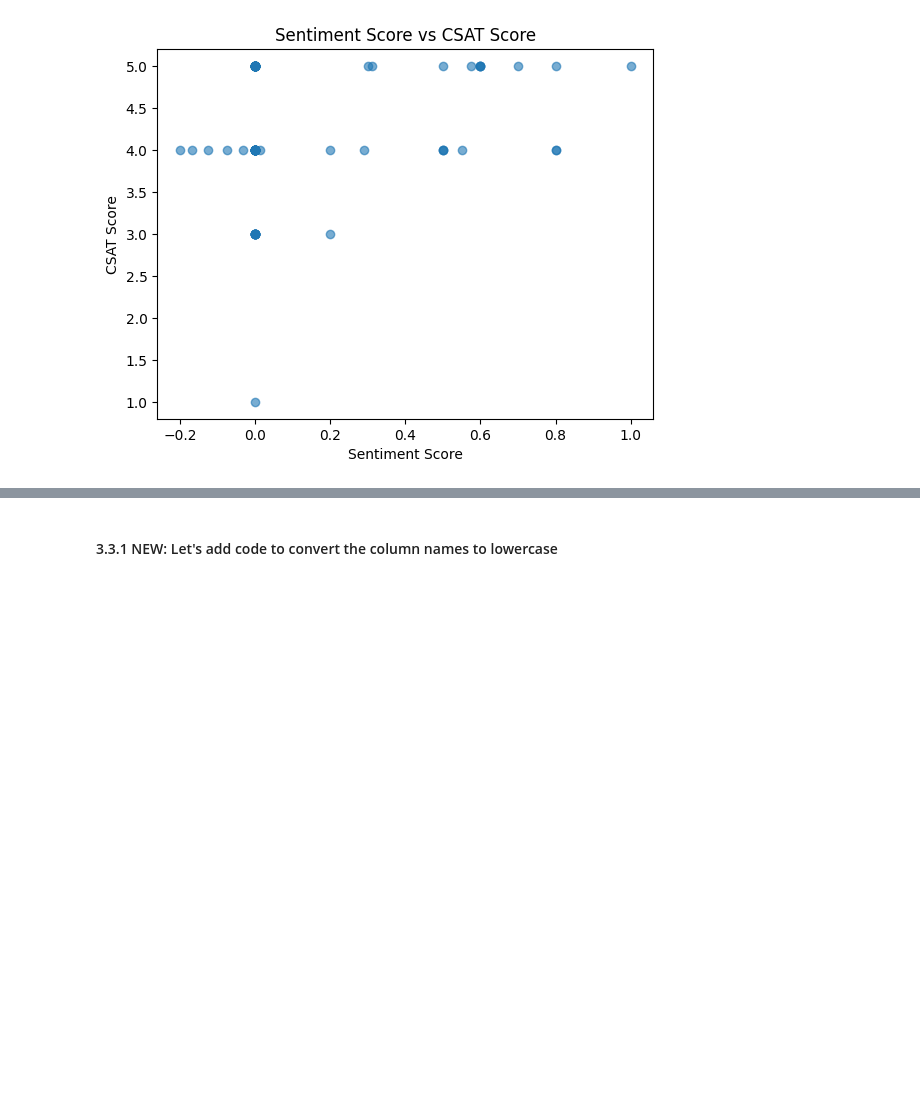
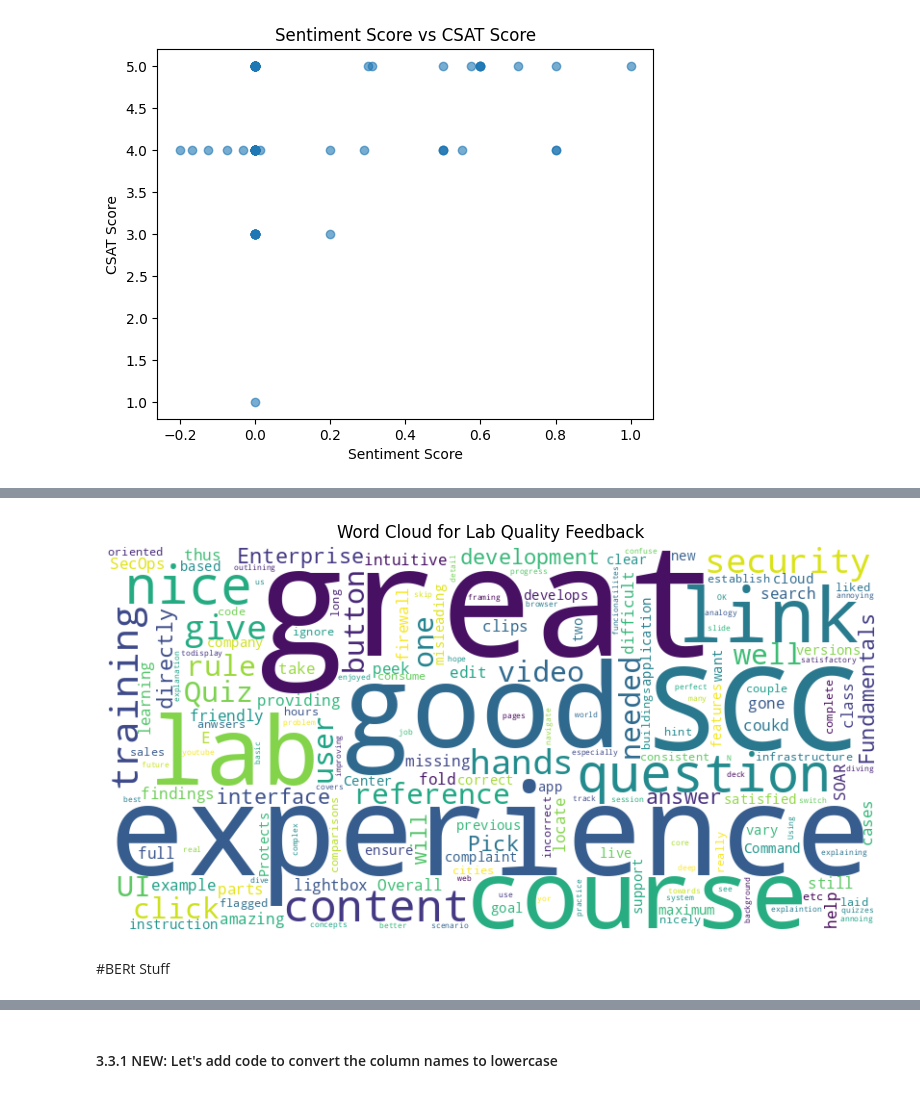
Before and after one commit to gstripling00/conferences, a Jupyter notebook: course_data_analysis.ipynb, the cells around one changed output, grey strips where cells are left out. Saved outputs shown, nothing was run; the diff lists cells and outputs as text; code cells hidden in the pictures; blank space fills up the shorter version.

```diff
--- a/course_data_analysis.ipynb
+++ b/course_data_analysis.ipynb
@@ -344,0 +418,23 @@ plt.show()
+# %%
+from wordcloud import WordCloud, STOPWORDS
+
+# Add "feedback" to the list of stopwords
+stopwords = set(STOPWORDS)
+stopwords.add("feedback")  # Add other domain-specific terms if needed
+
+# Filter text for lab quality feedback only
+lab_feedback_text = ' '.join(df[df['feedback_csat_lab_quality'].notna()]['feedback_csat_explanation'].fillna(""))
+
+# Generate the word cloud, using the updated stopwords
+wordcloud = WordCloud(width=800, height=400, background_color='white', stopwords=stopwords).generate(lab_feedback_text)
+
+# Display the word cloud
+plt.figure(figsize=(10, 5))
+plt.imshow(wordcloud, interpolation='bilinear')
+plt.axis('off')
+plt.title('Word Cloud for Lab Quality Feedback')
+plt.show()
+# %% [output]
+[figure, added]
+# %% [markdown]
+#BERt Stuff
```
Also changed, not shown: parts of 18 cells of this notebook.
